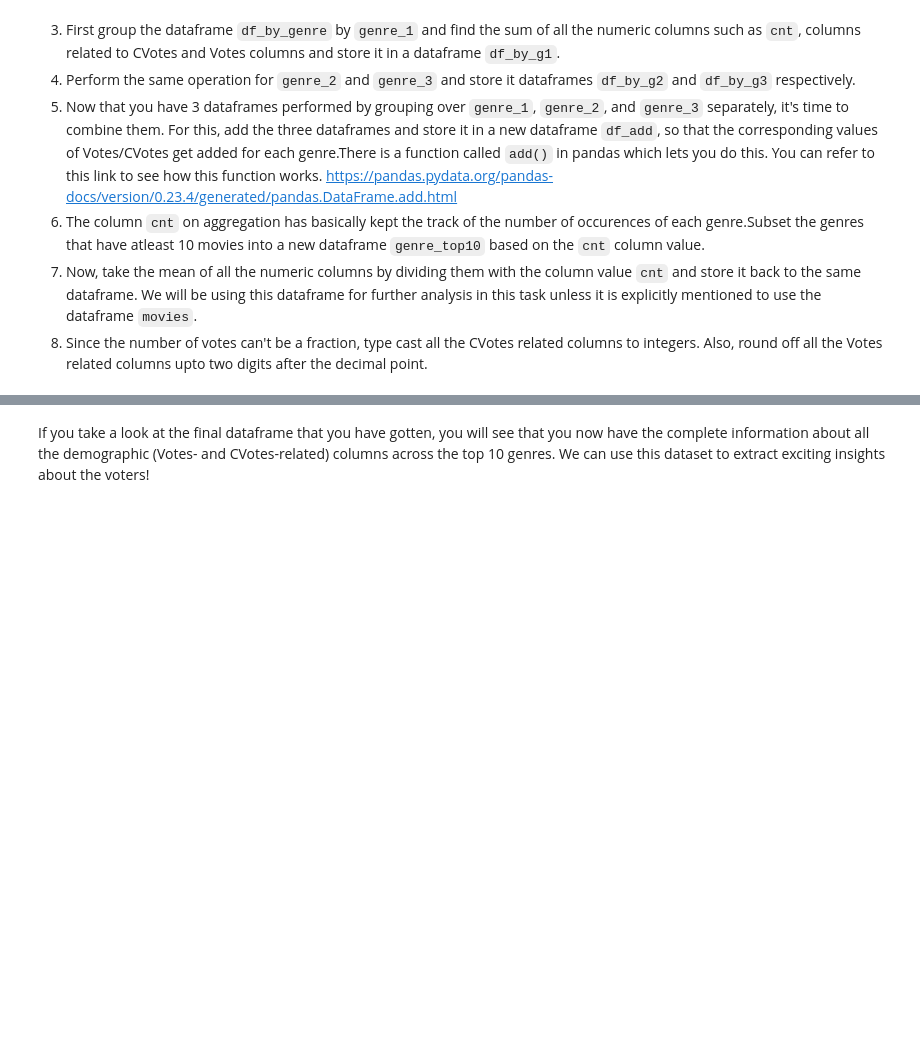
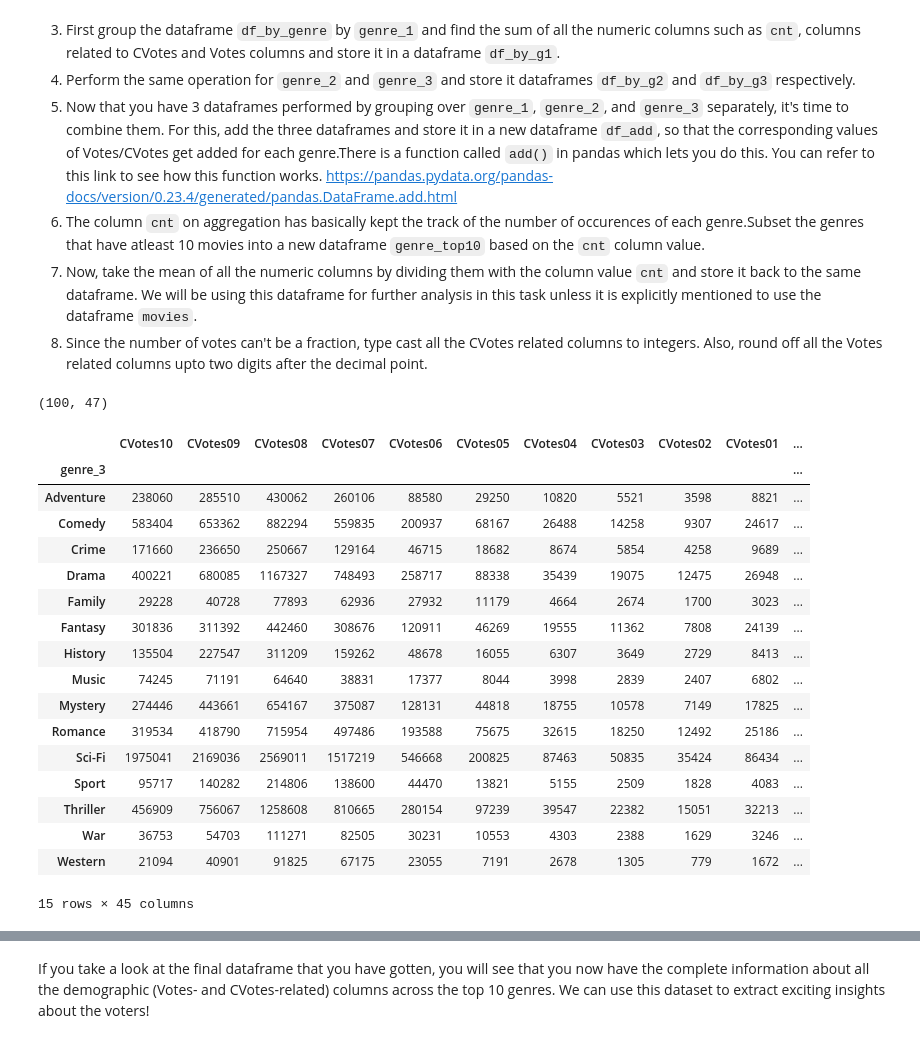
Before and after one commit to abhinav-m/data-science-bootcamp, a Jupyter notebook: projects/upgrad-imdb-assignment/IMDb+Movie+Assignment.ipynb, the cells around one changed output, grey strips where cells are left out. Saved outputs shown, nothing was run; the diff lists cells and outputs as text; code cells hidden in the pictures; blank space fills up the shorter version.

```diff
--- a/projects/upgrad-imdb-eda/IMDb+Movie+Assignment.ipynb
+++ b/projects/upgrad-imdb-assignment/IMDb+Movie+Assignment.ipynb
@@ -346,2 +344,28 @@ There are 3 columns in the dataframe - `genre_1`, `genre_2`, and `genre_3`. As a
+# %%
+# Create the dataframe df_by_genre
+# Columns to drop
+#  0   Title                   100 non-null    object
+#  1   title_year              100 non-null    int64
+#  2   budget                  100 non-null    int64
+#  3   Gross                   100 non-null    int64
+#  4   actor_1_name            100 non-null    object
+#  5   actor_2_name            100 non-null    object
+#  6   actor_3_name            100 non-null    object
+#  7   actor_1_facebook_likes  100 non-null    int64
+#  8   actor_2_facebook_likes  99 non-null     float64
+#  9   actor_3_facebook_likes  98 non-null     float64
+#  10  IMDb_rating             100 non-null    float64
+#  14  MetaCritic              95 non-null     float64
+#  15  Runtime                 100 non-null    int64
+#  60  content_rating          100 non-null    object
+#  61  Country                 100 non-null    object
+#
+movies = pd.read_csv('Movie+Assignment+Data.csv')
+movies[movies.genre_1 == 'Mystery']
+df_by_genre = movies.drop(columns=['Title','title_year','budget','Gross','actor_1_name','actor_2_name','actor_3_name','actor_1_facebook_likes','actor_2_facebook_likes','actor_3_facebook_likes','IMDb_rating','MetaCritic','Runtime','content_rating','Country'])
+df_by_genre.shape
+# %% [output]
+(100, 47)
 # %%
 # Create a column cnt and initialize it to 1
+df_by_genre['cnt'] = 1
@@ -350,2 +372,29 @@ There are 3 columns in the dataframe - `genre_1`, `genre_2`, and `genre_3`. As a
+# %%
+# Group the movies by individual genres
+df_by_g1 = df_by_genre.groupby(['genre_1']).sum()
+df_by_g2 = df_by_genre.groupby(['genre_2']).sum()
+df_by_g3 = df_by_genre.groupby(['genre_3']).sum()
+df_by_g1
+df_by_g2
+df_by_g3
+# %% [output]
+|  | CVotes10 | CVotes09 | CVotes08 | CVotes07 | CVotes06 | CVotes05 | CVotes04 | CVotes03 | CVotes02 | CVotes01 | ... |
+| genre_3 |  |  |  |  |  |  |  |  |  |  | ... |
+| Adventure | 238060 | 285510 | 430062 | 260106 | 88580 | 29250 | 10820 | 5521 | 3598 | 8821 | ... |
+| Comedy | 583404 | 653362 | 882294 | 559835 | 200937 | 68167 | 26488 | 14258 | 9307 | 24617 | ... |
+| Crime | 171660 | 236650 | 250667 | 129164 | 46715 | 18682 | 8674 | 5854 | 4258 | 9689 | ... |
+| Drama | 400221 | 680085 | 1167327 | 748493 | 258717 | 88338 | 35439 | 19075 | 12475 | 26948 | ... |
+| Family | 29228 | 40728 | 77893 | 62936 | 27932 | 11179 | 4664 | 2674 | 1700 | 3023 | ... |
+| Fantasy | 301836 | 311392 | 442460 | 308676 | 120911 | 46269 | 19555 | 11362 | 7808 | 24139 | ... |
+| History | 135504 | 227547 | 311209 | 159262 | 48678 | 16055 | 6307 | 3649 | 2729 | 8413 | ... |
+| Music | 74245 | 71191 | 64640 | 38831 | 17377 | 8044 | 3998 | 2839 | 2407 | 6802 | ... |
+| Mystery | 274446 | 443661 | 654167 | 375087 | 128131 | 44818 | 18755 | 10578 | 7149 | 17825 | ... |
+| Romance | 319534 | 418790 | 715954 | 497486 | 193588 | 75675 | 32615 | 18250 | 12492 | 25186 | ... |
+| Sci-Fi | 1975041 | 2169036 | 2569011 | 1517219 | 546668 | 200825 | 87463 | 50835 | 35424 | 86434 | ... |
+| Sport | 95717 | 140282 | 214806 | 138600 | 44470 | 13821 | 5155 | 2509 | 1828 | 4083 | ... |
+| Thriller | 456909 | 756067 | 1258608 | 810665 | 280154 | 97239 | 39547 | 22382 | 15051 | 32213 | ... |
+| War | 36753 | 54703 | 111271 | 82505 | 30231 | 10553 | 4303 | 2388 | 1629 | 3246 | ... |
+| Western | 21094 | 40901 | 91825 | 67175 | 23055 | 7191 | 2678 | 1305 | 779 | 1672 | ... |
+15 rows × 45 columns
 # %%
 # Add the grouped data frames and store it in a new data frame
```
Also changed, not shown: parts of 10 cells of this notebook.
